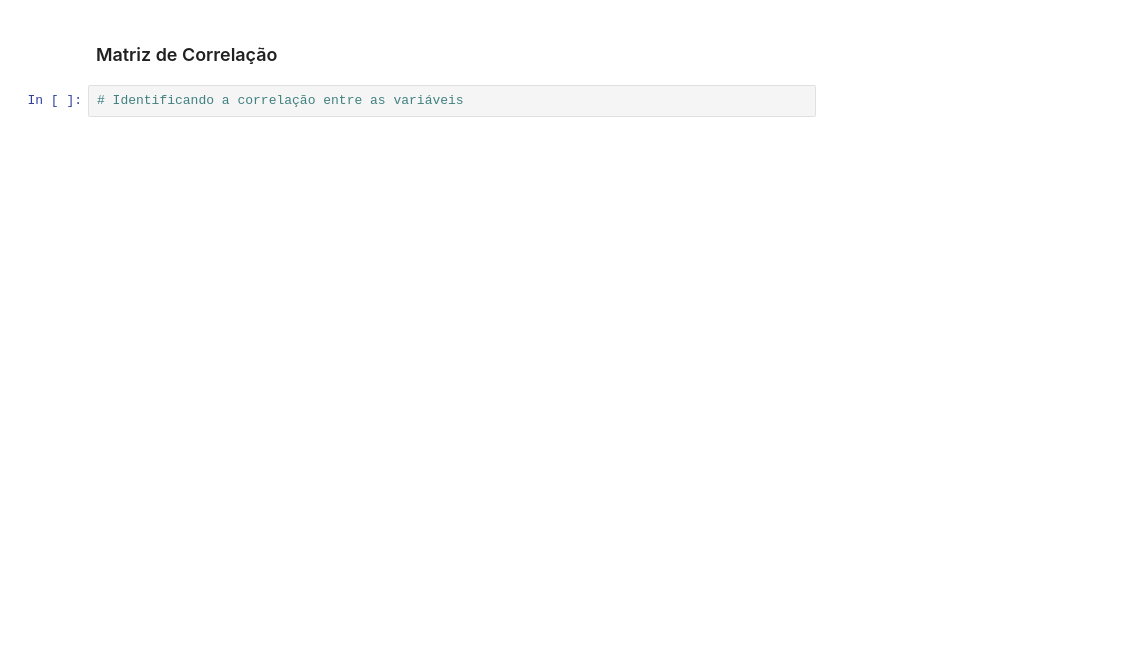
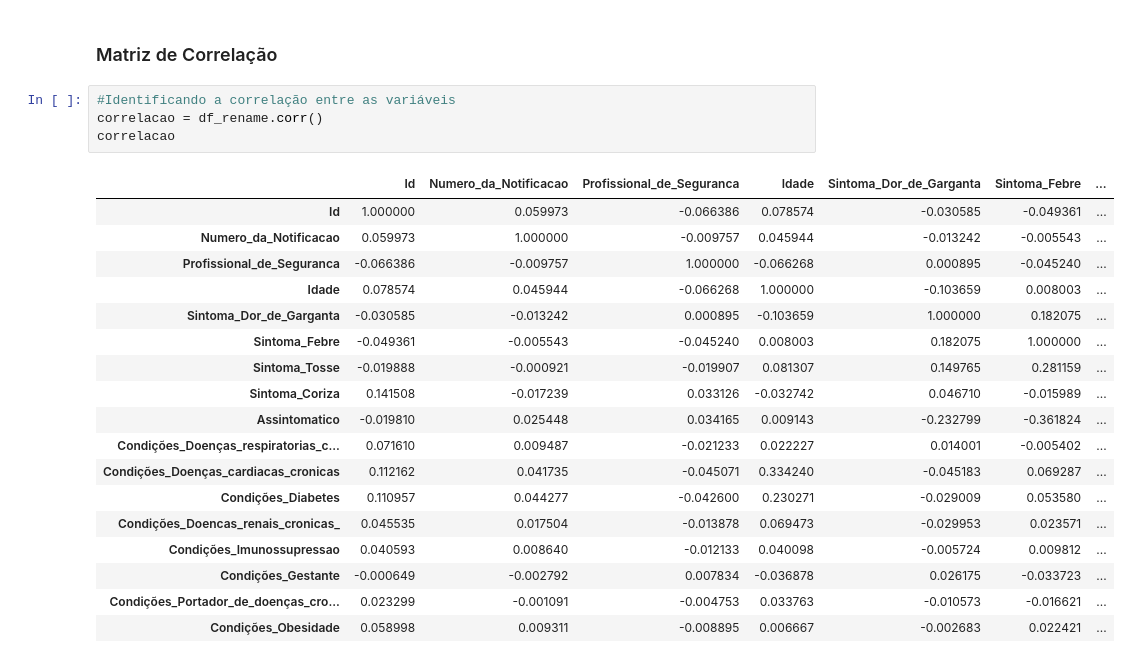
Before and after one commit to saul-rocha/MTI_Ciencia_de_dados, a Jupyter notebook: atividade-covid-picos/covid_picos_exercicio.ipynb, the cells around one changed output. Drawn from its saved outputs; the diff is of its cells as text; blank space fills up the shorter version.

```diff
--- a/atividade-covid-picos/covid_picos_exercicio.ipynb
+++ b/atividade-covid-picos/covid_picos_exercicio.ipynb
@@ -316,4 +348,25 @@ evolucao
 # %% [markdown]
 ### Matriz de Correlação
 # %%
-# Identificando a correlação entre as variáveis
+#Identificando a correlação entre as variáveis
+correlacao = df_rename.corr()
+correlacao
+# %% [output]
+|  | Id | Numero_da_Notificacao | Profissional_de_Seguranca | Idade | Sintoma_Dor_de_Garganta | Sintoma_Febre | ... |
+| Id | 1.000000 | 0.059973 | -0.066386 | 0.078574 | -0.030585 | -0.049361 | ... |
+| Numero_da_Notificacao | 0.059973 | 1.000000 | -0.009757 | 0.045944 | -0.013242 | -0.005543 | ... |
+| Profissional_de_Seguranca | -0.066386 | -0.009757 | 1.000000 | -0.066268 | 0.000895 | -0.045240 | ... |
+| Idade | 0.078574 | 0.045944 | -0.066268 | 1.000000 | -0.103659 | 0.008003 | ... |
+| Sintoma_Dor_de_Garganta | -0.030585 | -0.013242 | 0.000895 | -0.103659 | 1.000000 | 0.182075 | ... |
+| Sintoma_Febre | -0.049361 | -0.005543 | -0.045240 | 0.008003 | 0.182075 | 1.000000 | ... |
+| Sintoma_Tosse | -0.019888 | -0.000921 | -0.019907 | 0.081307 | 0.149765 | 0.281159 | ... |
+| Sintoma_Coriza | 0.141508 | -0.017239 | 0.033126 | -0.032742 | 0.046710 | -0.015989 | ... |
+| Assintomatico | -0.019810 | 0.025448 | 0.034165 | 0.009143 | -0.232799 | -0.361824 | ... |
+| Condições_Doenças_respiratorias_c... | 0.071610 | 0.009487 | -0.021233 | 0.022227 | 0.014001 | -0.005402 | ... |
+| Condições_Doenças_cardiacas_cronicas | 0.112162 | 0.041735 | -0.045071 | 0.334240 | -0.045183 | 0.069287 | ... |
+| Condições_Diabetes | 0.110957 | 0.044277 | -0.042600 | 0.230271 | -0.029009 | 0.053580 | ... |
+| Condições_Doencas_renais_cronicas_ | 0.045535 | 0.017504 | -0.013878 | 0.069473 | -0.029953 | 0.023571 | ... |
+| Condições_Imunossupressao | 0.040593 | 0.008640 | -0.012133 | 0.040098 | -0.005724 | 0.009812 | ... |
+| Condições_Gestante | -0.000649 | -0.002792 | 0.007834 | -0.036878 | 0.026175 | -0.033723 | ... |
+| Condições_Portador_de_doenças_cro... | 0.023299 | -0.001091 | -0.004753 | 0.033763 | -0.010573 | -0.016621 | ... |
+| Condições_Obesidade | 0.058998 | 0.009311 | -0.008895 | 0.006667 | -0.002683 | 0.022421 | ... |
```
Also changed, not shown: parts of 8 cells of this notebook, 3 other files.
